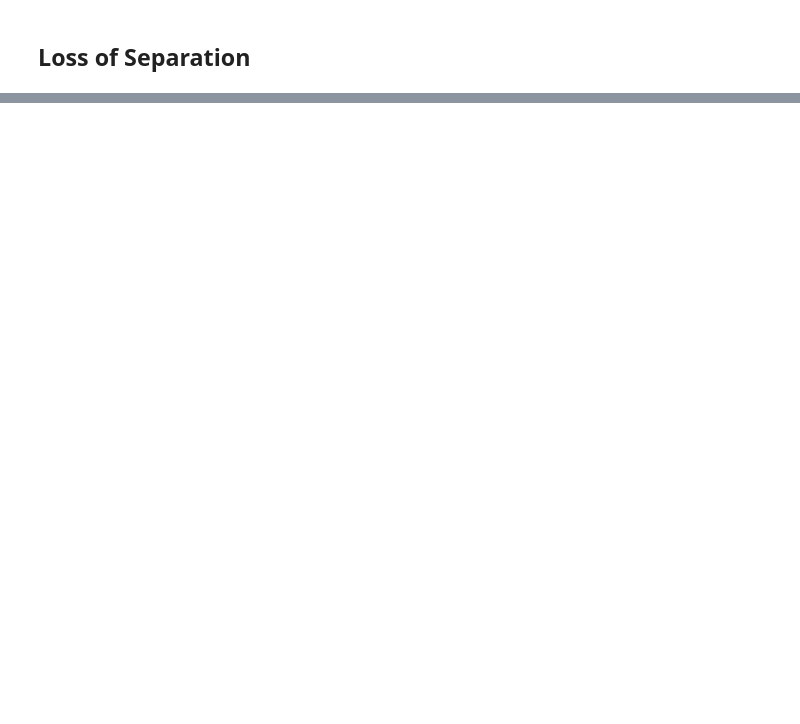
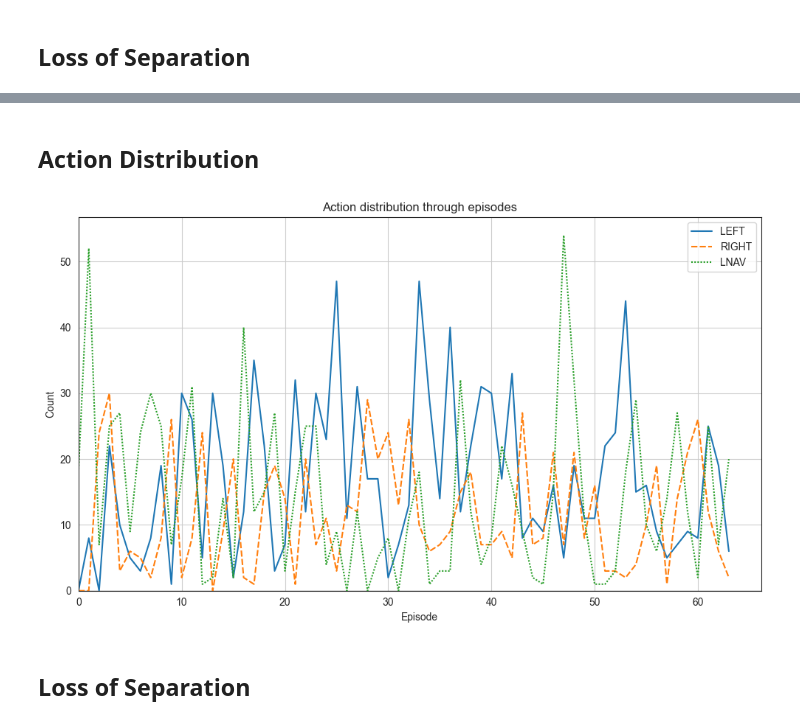
Before and after one commit to JHvanG/bluesky, a Jupyter notebook: bluesky/plugins/atc_utils/data_visualizer.ipynb, the cells around one changed output, grey strips where cells are left out. Drawn from its saved outputs; the diff is of its cells as text; code cells hidden in the pictures; blank space fills up the shorter version.

```diff
--- a/bluesky/plugins/atc_utils/data_visualizer.ipynb
+++ b/bluesky/plugins/atc_utils/data_visualizer.ipynb
@@ -177,0 +248,19 @@ plt.show()
+# %% [markdown]
+## Action Distribution
+# %%
+plt.figure(figsize=(10, 6), tight_layout=True)
+plt.grid()
+plt.axhline(y=0, linewidth=0.9, color="k")
+sns.lineplot(data=actions, linewidth=LINEWIDTH)
+plt.xlim(0)
+plt.ylim(0)
+plt.title("Action distribution through episodes")
+plt.xlabel("Episode")
+plt.ylabel("Count")
+# plt.savefig("actions.pdf")
+
+plt.show()
+# %% [output]
+[figure, added]
+# %% [markdown]
+## Loss of Separation
```
Also changed, not shown: parts of 9 cells of this notebook, 20 other files.
